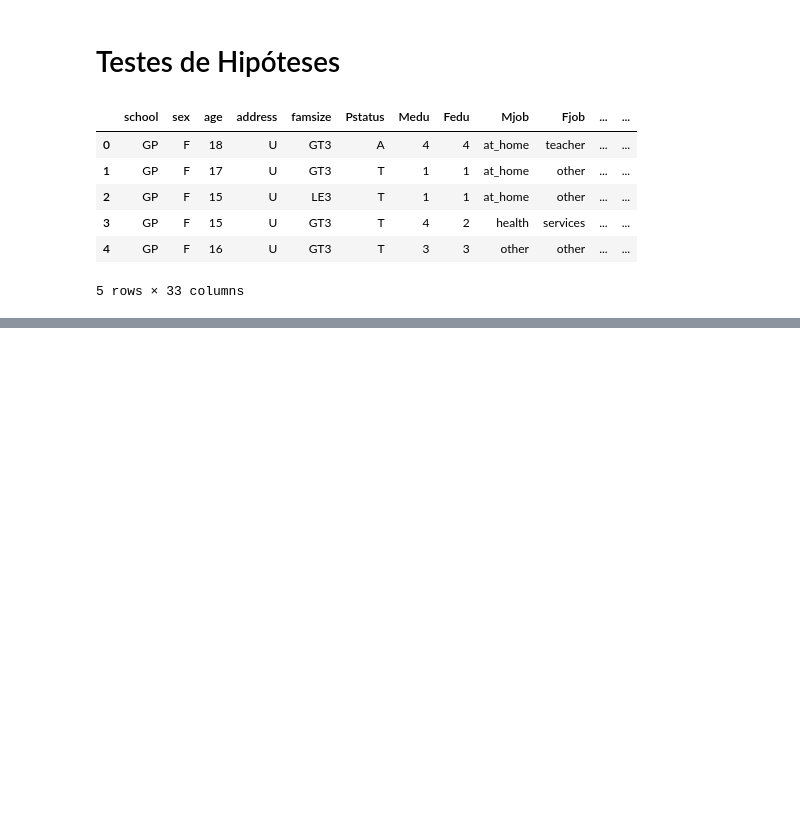
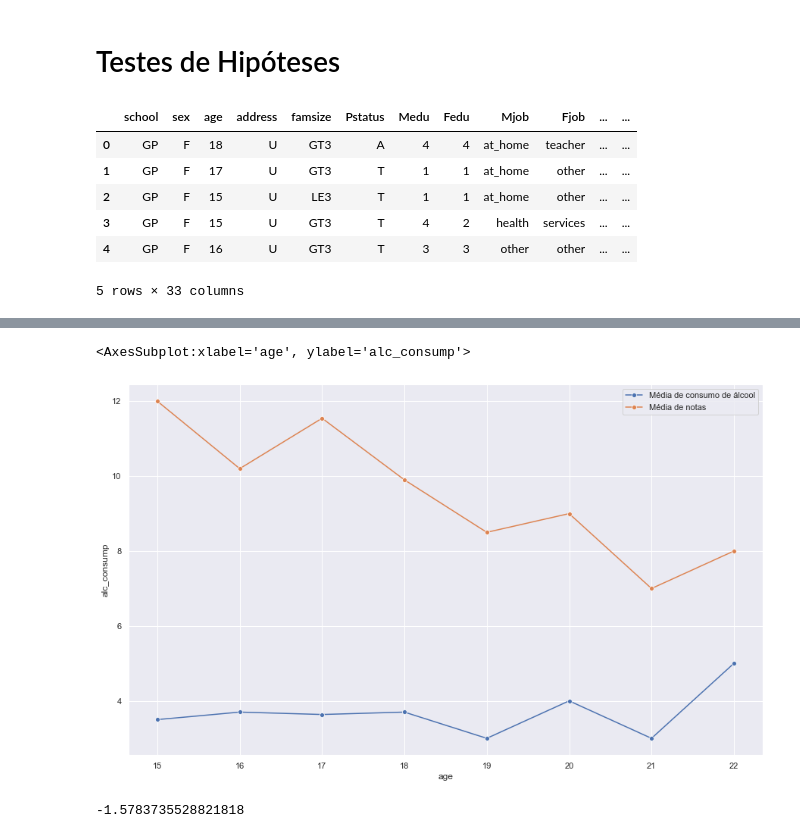
Before and after one commit to ferprr/data-science-project, a Jupyter notebook: notebooks/hypothesis_tests_and_IC.ipynb, the cells around one changed output, grey strips where cells are left out. Drawn from its saved outputs; the diff is of its cells as text; code cells hidden in the pictures; blank space fills up the shorter version.

```diff
--- a/notebooks/hypothesis_tests_and_IC.ipynb
+++ b/notebooks/hypothesis_tests_and_IC.ipynb
@@ -76,0 +77,18 @@ sns.lineplot(x='age', y='grades_sum', marker='o',
+# %%
+df2 = alcohol_consumption[alcohol_consumption['Dalc'] > 2]
+df2
+
+df_3_4_5 = (df2.groupby('age')
+              .agg({'G3': 'mean', 'Dalc': 'mean'})
+              .reset_index()
+              .rename(columns={'Dalc':'alc_consump'}))
+
+df_3_4_5
+
+sns.lineplot(x='age', y='alc_consump', marker='o',
+                         data=df_3_4_5, label='Média de consumo de álcool', sort=False)
+sns.lineplot(x='age', y='G3', marker='o',
+                         data=df_3_4_5, label='Média de notas', sort=False)
+# %% [output]
+<AxesSubplot:xlabel='age', ylabel='alc_consump'>
+[figure, added]
@@ -76,0 +99,5 @@ sns.lineplot(x='age', y='grades_sum', marker='o',
+# %%
+result = t_obs()
+result
+# %% [output]
+-1.5783735528821818
```
Also changed, not shown: parts of 22 cells of this notebook.
